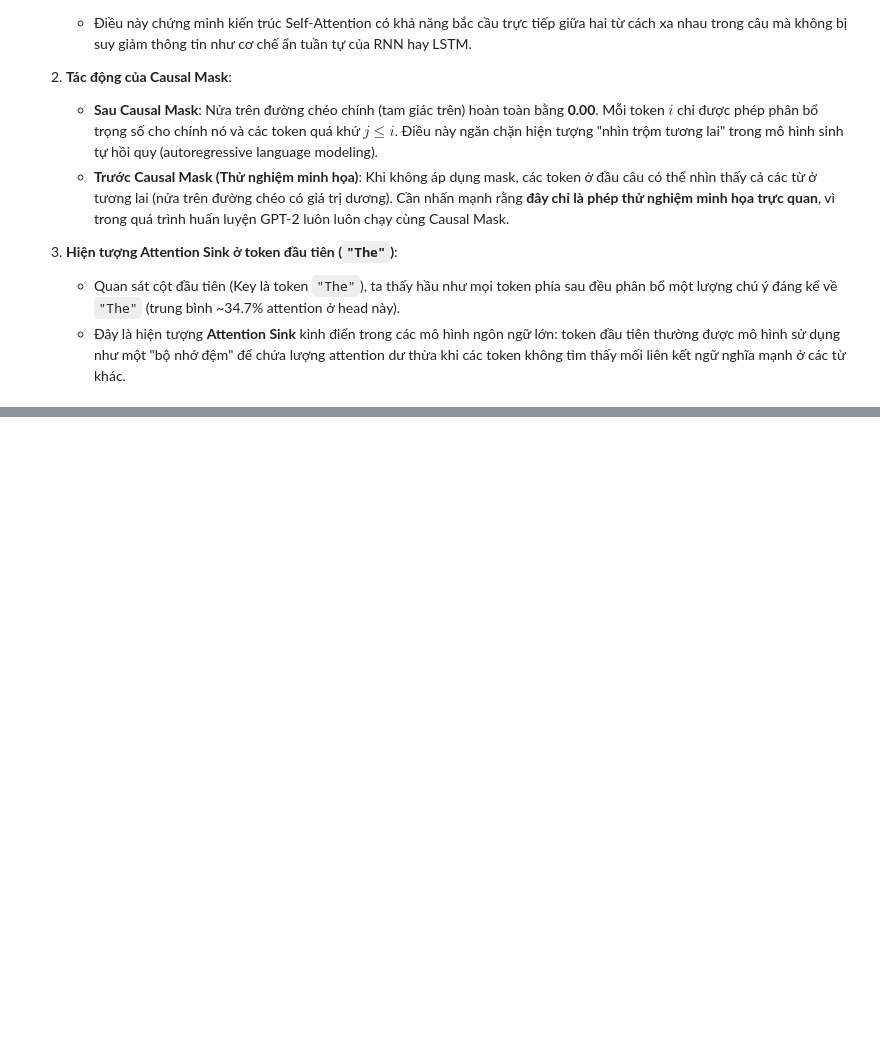
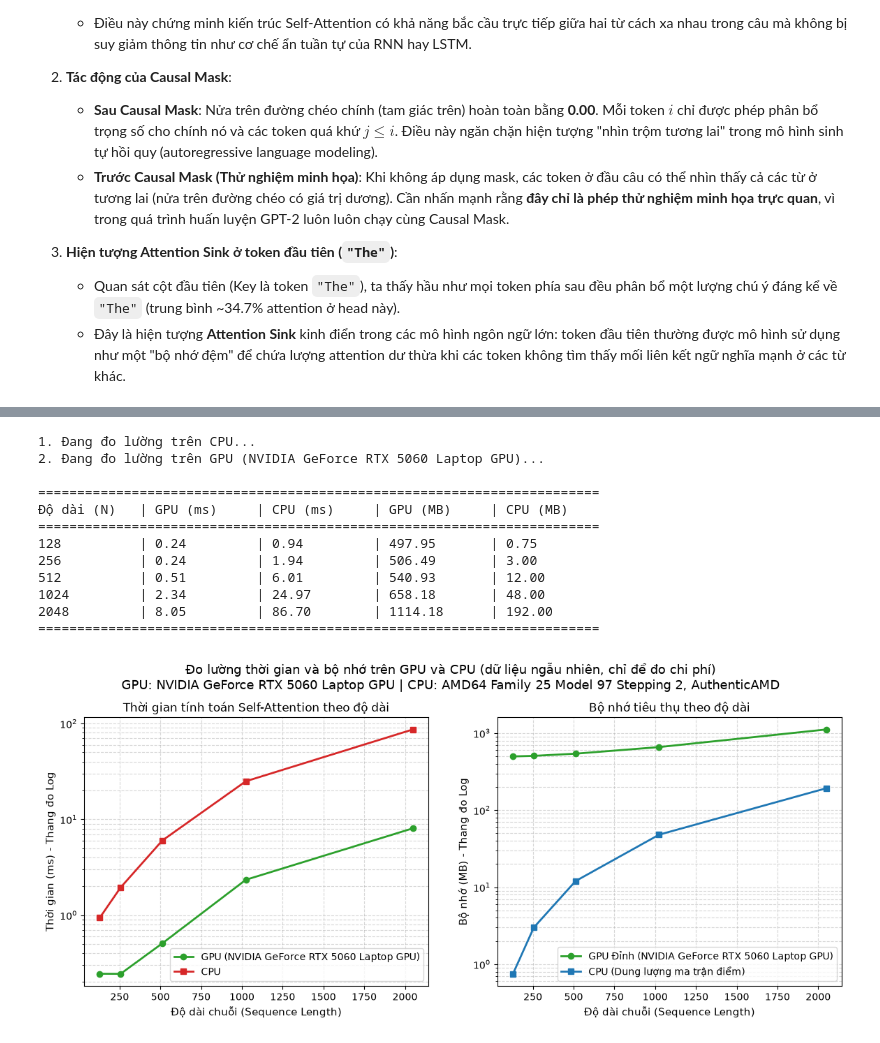
Before and after one commit to QuocAn118/Presenttation, a Jupyter notebook: self_attention_demo.ipynb, the cells around one changed output, grey strips where cells are left out. Drawn from its saved outputs; the diff is of its cells as text; code cells hidden in the pictures; blank space fills up the shorter version.

Commit message:
feat: do thoi gian va bo nho GPU CPU

```diff
--- a/self_attention_demo.ipynb
+++ b/self_attention_demo.ipynb
@@ -283,0 +361,80 @@ Dựa trên kết quả trực quan hóa thực tế từ trọng số tiền hu
+# %%
+LENGTHS = [128, 256, 512, 1024, 2048]
+
+print("1. Đang đo lường trên CPU...")
+res_cpu = benchmark(LENGTHS, "cpu", n_rep=10)
+
+if torch.cuda.is_available():
+    gpu_name = torch.cuda.get_device_name(0)
+    print(f"2. Đang đo lường trên GPU ({gpu_name})...")
+    res_gpu = benchmark(LENGTHS, "cuda", n_rep=20)
+else:
+    gpu_name = "Không có GPU"
+    print("Không có GPU, chỉ đo CPU")
+    res_gpu = None
+
+cpu_name = platform.processor()
+
+# In bảng kết quả định lượng bằng f-string
+print("\n" + "="*72)
+print(f"{'Độ dài (N)':<12} | {'GPU (ms)':<12} | {'CPU (ms)':<12} | {'GPU (MB)':<12} | {'CPU (MB)':<12}")
+print("="*72)
+for i, l in enumerate(LENGTHS):
+    g_ms = f"{res_gpu[i]['ms']:.2f}" if (res_gpu and res_gpu[i]['ms'] is not None) else ("OOM" if res_gpu else "N/A")
+    c_ms = f"{res_cpu[i]['ms']:.2f}" if res_cpu[i]['ms'] is not None else "OOM"
+    g_mem = f"{res_gpu[i]['mem_mb']:.2f}" if (res_gpu and res_gpu[i]['mem_mb'] is not None) else ("OOM" if res_gpu else "N/A")
+    c_mem = f"{res_cpu[i]['mem_mb']:.2f}" if res_cpu[i]['mem_mb'] is not None else "OOM"
+    print(f"{l:<12} | {g_ms:<12} | {c_ms:<12} | {g_mem:<12} | {c_mem:<12}")
+print("="*72)
+
+# Vẽ biểu đồ 2 panel (Thời gian và Bộ nhớ dạng log-scale)
+fig, (ax1, ax2) = plt.subplots(1, 2, figsize=(14, 5))
+
+# Panel 1: Thời gian thực thi (Latency)
+if res_gpu:
+    valid_gpu_ms = [x['ms'] for x in res_gpu if x['ms'] is not None]
+    valid_gpu_len = [x['len'] for x in res_gpu if x['ms'] is not None]
+    ax1.plot(valid_gpu_len, valid_gpu_ms, marker='o', linewidth=2, label=f"GPU ({gpu_name})", color="#2ca02c")
+valid_cpu_ms = [x['ms'] for x in res_cpu if x['ms'] is not None]
+valid_cpu_len = [x['len'] for x in res_cpu if x['ms'] is not None]
+ax1.plot(valid_cpu_len, valid_cpu_ms, marker='s', linewidth=2, label="CPU", color="#d62728")
+ax1.set_yscale('log')
+ax1.set_xlabel("Độ dài chuỗi (Sequence Length)", fontsize=11)
+ax1.set_ylabel("Thời gian (ms) - Thang đo Log", fontsize=11)
+ax1.set_title("Thời gian tính toán Self-Attention theo độ dài", fontsize=12)
+ax1.grid(True, which="both", ls="--", alpha=0.5)
+ax1.legend(fontsize=10)
+
+# Panel 2: Bộ nhớ tiêu thụ (Memory)
+if res_gpu:
+    valid_gpu_mem = [x['mem_mb'] for x in res_gpu if x['mem_mb'] is not None]
+    valid_gpu_mem_len = [x['len'] for x in res_gpu if x['mem_mb'] is not None]
+    ax2.plot(valid_gpu_mem_len, valid_gpu_mem, marker='o', linewidth=2, label=f"GPU Đỉnh ({gpu_name})", color="#2ca02c")
+valid_cpu_mem = [x['mem_mb'] for x in res_cpu if x['mem_mb'] is not None]
+valid_cpu_mem_len = [x['len'] for x in res_cpu if x['mem_mb'] is not None]
+ax2.plot(valid_cpu_mem_len, valid_cpu_mem, marker='s', linewidth=2, label="CPU (Dung lượng ma trận điểm)", color="#1f77b4")
+ax2.set_yscale('log')
+ax2.set_xlabel("Độ dài chuỗi (Sequence Length)", fontsize=11)
+ax2.set_ylabel("Bộ nhớ (MB) - Thang đo Log", fontsize=11)
+ax2.set_title("Bộ nhớ tiêu thụ theo độ dài", fontsize=12)
+ax2.grid(True, which="both", ls="--", alpha=0.5)
+ax2.legend(fontsize=10)
+
+fig.suptitle(f"Đo lường thời gian và bộ nhớ trên GPU và CPU (dữ liệu ngẫu nhiên, chỉ để đo chi phí)\nGPU: {gpu_name} | CPU: {cpu_name}", fontsize=13, y=1.04)
+plt.savefig("figures/cost_gpu_cpu.png", dpi=200, bbox_inches="tight")
+plt.show()
+print("✓ Đã lưu biểu đồ đo chi phí vào figures/cost_gpu_cpu.png")
+# %% [output]
+1. Đang đo lường trên CPU...
+2. Đang đo lường trên GPU (NVIDIA GeForce RTX 5060 Laptop GPU)...
+
+========================================================================
+Độ dài (N)   | GPU (ms)     | CPU (ms)     | GPU (MB)     | CPU (MB)
+========================================================================
+128          | 0.24         | 0.94         | 497.95       | 0.75
+256          | 0.24         | 1.94         | 506.49       | 3.00
+512          | 0.51         | 6.01         | 540.93       | 12.00
+1024         | 2.34         | 24.97        | 658.18       | 48.00
+2048         | 8.05         | 86.70        | 1114.18      | 192.00
+========================================================================
+[figure, added]
```
Also changed, not shown: parts of 5 cells of this notebook, 1 other file.
